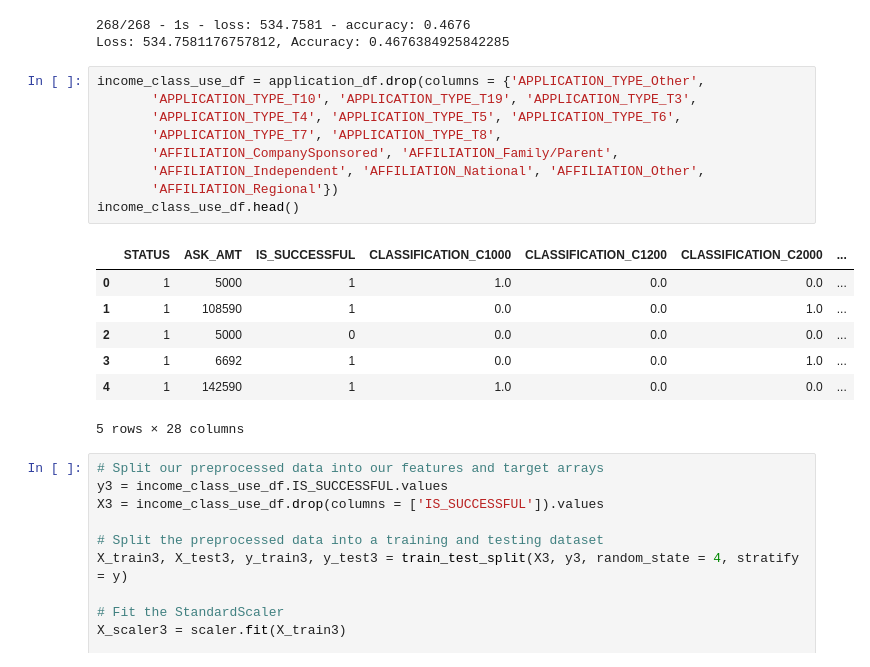
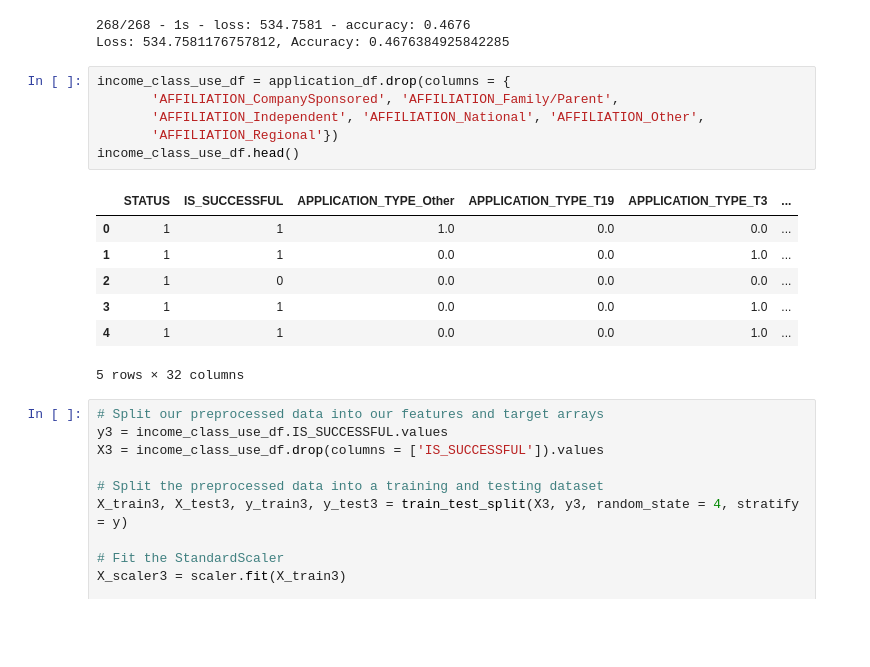
Before and after one commit to thomasstvr/Neural_Network_Analysis, a Jupyter notebook: AlphabetSoupCharity_Optimization.ipynb, the cells around one changed output. Saved outputs shown, nothing was run; the diff lists cells and outputs as text; blank space fills up the shorter version.

```diff
--- a/AlphabetSoupCharity_Optimization.ipynb
+++ b/AlphabetSoupCharity_Optimization.ipynb
@@ -356,22 +356,19 @@ print(f"Loss: {model_loss2}, Accuracy: {model_accuracy2}")
 268/268 - 1s - loss: 534.7581 - accuracy: 0.4676
 Loss: 534.7581176757812, Accuracy: 0.4676384925842285
 # %%
-income_class_use_df = application_df.drop(columns = {'APPLICATION_TYPE_Other',
-       'APPLICATION_TYPE_T10', 'APPLICATION_TYPE_T19', 'APPLICATION_TYPE_T3',
-       'APPLICATION_TYPE_T4', 'APPLICATION_TYPE_T5', 'APPLICATION_TYPE_T6',
-       'APPLICATION_TYPE_T7', 'APPLICATION_TYPE_T8',
+income_class_use_df = application_df.drop(columns = {
        'AFFILIATION_CompanySponsored', 'AFFILIATION_Family/Parent',
        'AFFILIATION_Independent', 'AFFILIATION_National', 'AFFILIATION_Other',
        'AFFILIATION_Regional'})
 income_class_use_df.head()
 # %% [output]
-|  | STATUS | ASK_AMT | IS_SUCCESSFUL | CLASSIFICATION_C1000 | CLASSIFICATION_C1200 | CLASSIFICATION_C2000 | ... |
-| 0 | 1 | 5000 | 1 | 1.0 | 0.0 | 0.0 | ... |
-| 1 | 1 | 108590 | 1 | 0.0 | 0.0 | 1.0 | ... |
-| 2 | 1 | 5000 | 0 | 0.0 | 0.0 | 0.0 | ... |
-| 3 | 1 | 6692 | 1 | 0.0 | 0.0 | 1.0 | ... |
-| 4 | 1 | 142590 | 1 | 1.0 | 0.0 | 0.0 | ... |
+|  | STATUS | IS_SUCCESSFUL | APPLICATION_TYPE_Other | APPLICATION_TYPE_T19 | APPLICATION_TYPE_T3 | ... |
+| 0 | 1 | 1 | 1.0 | 0.0 | 0.0 | ... |
+| 1 | 1 | 1 | 0.0 | 0.0 | 1.0 | ... |
+| 2 | 1 | 0 | 0.0 | 0.0 | 0.0 | ... |
+| 3 | 1 | 1 | 0.0 | 0.0 | 1.0 | ... |
+| 4 | 1 | 1 | 0.0 | 0.0 | 1.0 | ... |
-5 rows × 28 columns
+5 rows × 32 columns
 # %%
 # Split our preprocessed data into our features and target arrays
 y3 = income_class_use_df.IS_SUCCESSFUL.values
```
Also changed, not shown: parts of 3 cells of this notebook, 6 other files.
